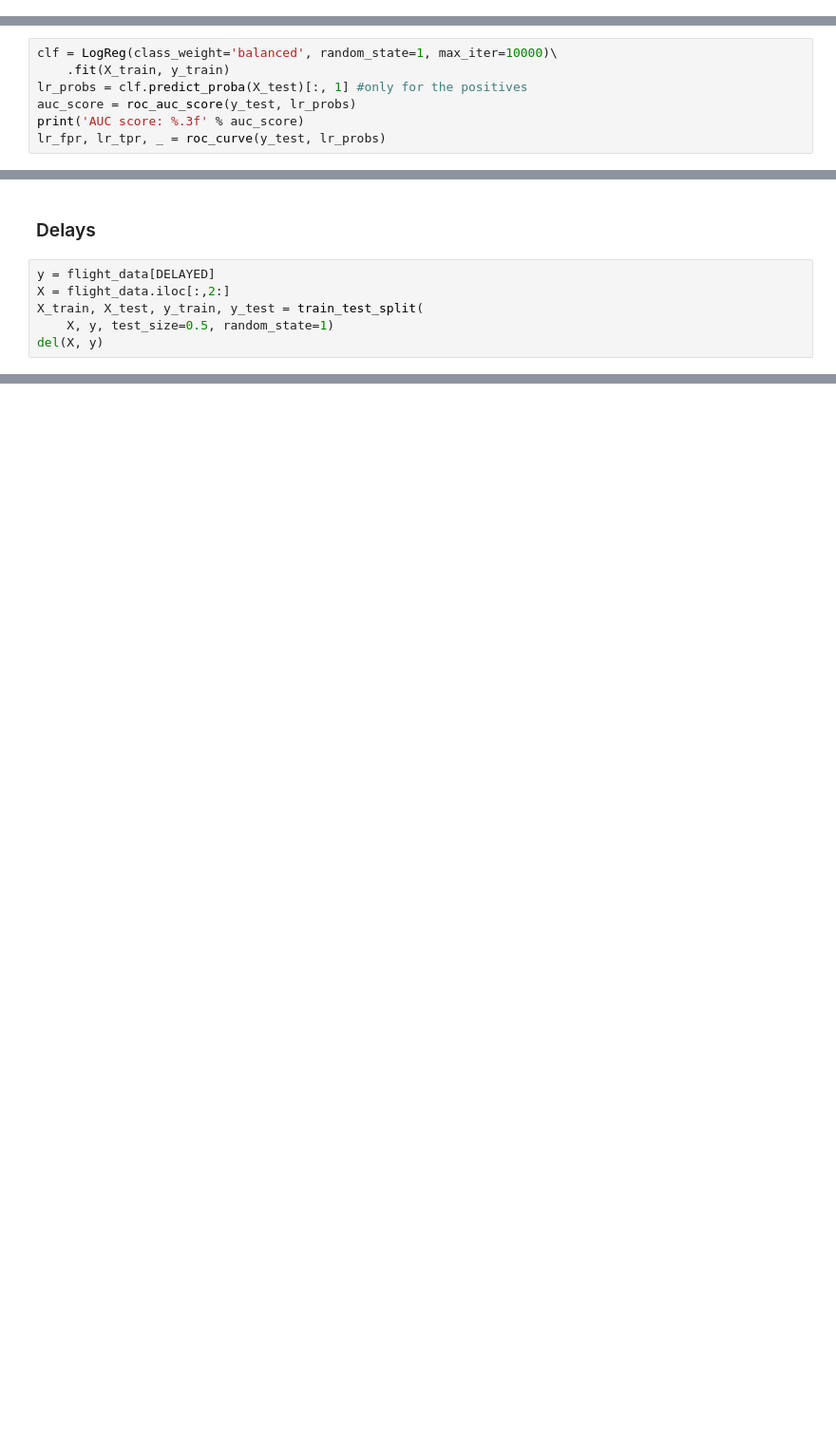
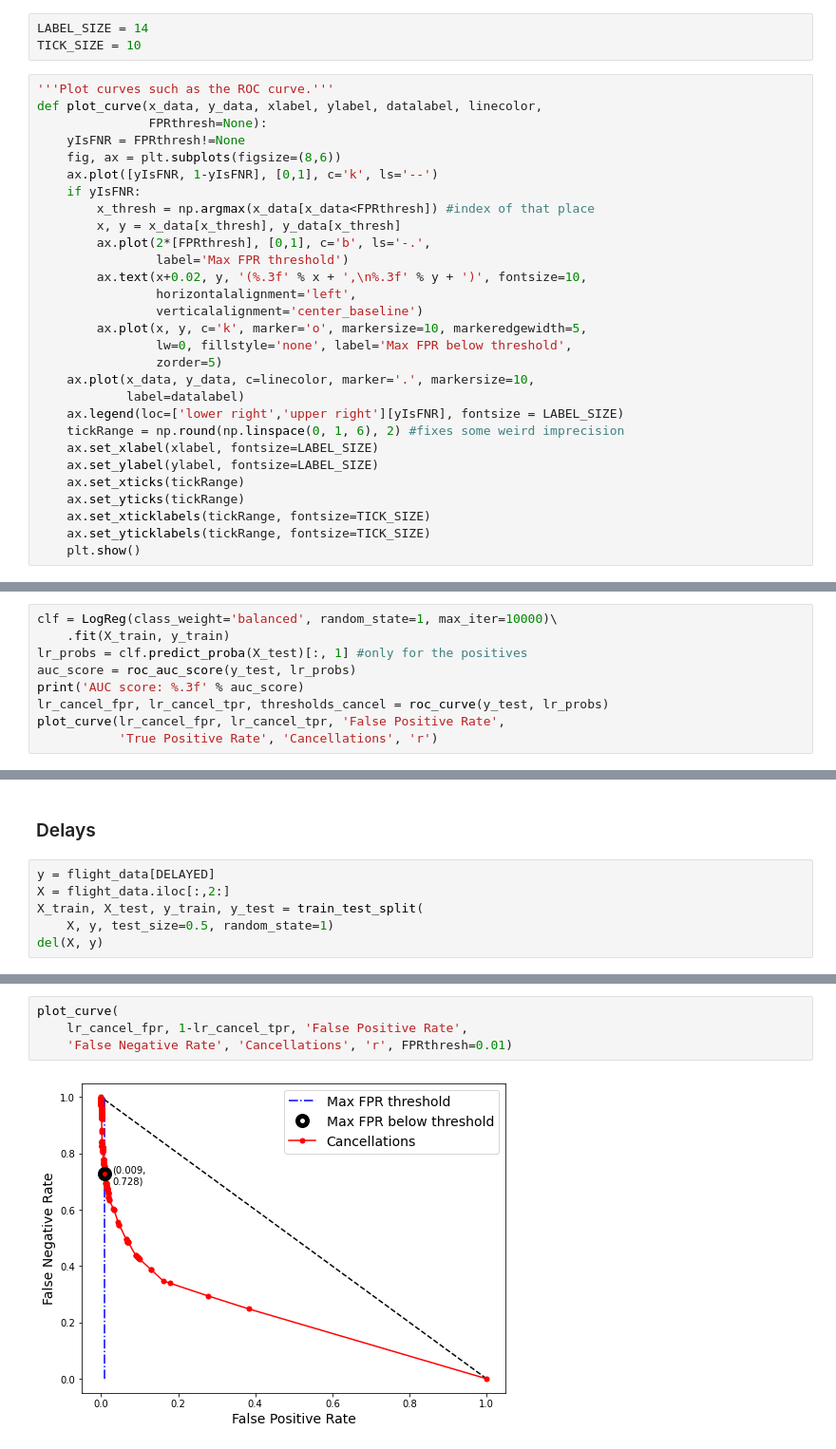
Before and after one commit to BarrettNB/Springboard, a Jupyter notebook: Capstone_2--Airport_weather/Step_4_Training.ipynb, the cells around one changed output, grey strips where cells are left out. Shown: that part at 95% size. Drawn from its saved outputs; the diff is of its cells as text; blank space fills up the shorter version.

Commit message:
Create FNR_FPR charts and explanations

```diff
--- a/Capstone_2--Airport_weather/Step_4_Training.ipynb
+++ b/Capstone_2--Airport_weather/Step_4_Training.ipynb
@@ -407,6 +407,38 @@ All three of these classifiers have very similar mean test scores. Since the
 SVC is much slower to run with no better results, we eliminate it. Logistic
 regressions have explicit output parameters, while random forests do not, so
 we choose the logistic regression with the parameters above.
+# %%
+LABEL_SIZE = 14
+TICK_SIZE = 10
+# %%
+'''Plot curves such as the ROC curve.'''
+def plot_curve(x_data, y_data, xlabel, ylabel, datalabel, linecolor,
+               FPRthresh=None):
+    yIsFNR = FPRthresh!=None
+    fig, ax = plt.subplots(figsize=(8,6))
+    ax.plot([yIsFNR, 1-yIsFNR], [0,1], c='k', ls='--')
+    if yIsFNR:
+        x_thresh = np.argmax(x_data[x_data<FPRthresh]) #index of that place
+        x, y = x_data[x_thresh], y_data[x_thresh]
+        ax.plot(2*[FPRthresh], [0,1], c='b', ls='-.',
+                label='Max FPR threshold')
+        ax.text(x+0.02, y, '(%.3f' % x + ',\n%.3f' % y + ')', fontsize=10,
+                horizontalalignment='left',
+                verticalalignment='center_baseline')
+        ax.plot(x, y, c='k', marker='o', markersize=10, markeredgewidth=5,
+                lw=0, fillstyle='none', label='Max FPR below threshold',
+                zorder=5)
+    ax.plot(x_data, y_data, c=linecolor, marker='.', markersize=10,
+            label=datalabel)
+    ax.legend(loc=['lower right','upper right'][yIsFNR], fontsize = LABEL_SIZE)
+    tickRange = np.round(np.linspace(0, 1, 6), 2) #fixes some weird imprecision
+    ax.set_xlabel(xlabel, fontsize=LABEL_SIZE)
+    ax.set_ylabel(ylabel, fontsize=LABEL_SIZE)
+    ax.set_xticks(tickRange)
+    ax.set_yticks(tickRange)
+    ax.set_xticklabels(tickRange, fontsize=TICK_SIZE)
+    ax.set_yticklabels(tickRange, fontsize=TICK_SIZE)
+    plt.show()
 # %% [markdown]
 ### Cancellations
 # %%
@@ -421,6 +453,8 @@ clf = LogReg(class_weight='balanced', random_state=1, max_iter=10000)\
 lr_probs = clf.predict_proba(X_test)[:, 1] #only for the positives
 auc_score = roc_auc_score(y_test, lr_probs)
 print('AUC score: %.3f' % auc_score)
-lr_fpr, lr_tpr, _ = roc_curve(y_test, lr_probs)
+lr_cancel_fpr, lr_cancel_tpr, thresholds_cancel = roc_curve(y_test, lr_probs)
+plot_curve(lr_cancel_fpr, lr_cancel_tpr, 'False Positive Rate',
+           'True Positive Rate', 'Cancellations', 'r')
 # %% [output]
 AUC score: 0.778
@@ -492,0 +544,6 @@ reliable weather data would probably raise these numbers even higher.
+# %%
+plot_curve(
+    lr_cancel_fpr, 1-lr_cancel_tpr, 'False Positive Rate',
+    'False Negative Rate', 'Cancellations', 'r', FPRthresh=0.01)
+# %% [output]
+[figure, added]
```
Also changed, not shown: parts of 15 cells of this notebook.
